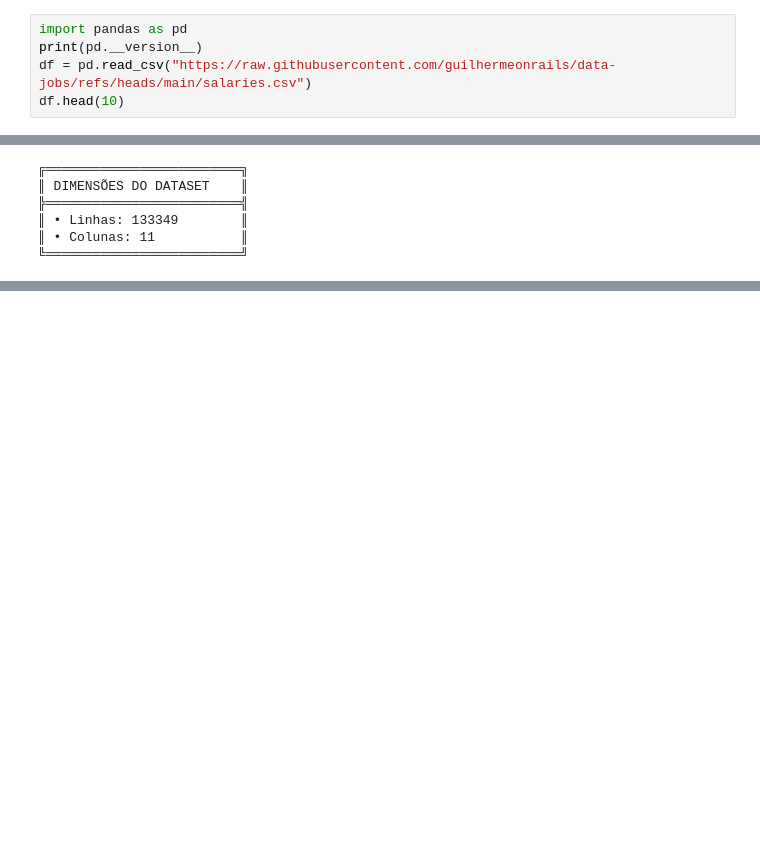
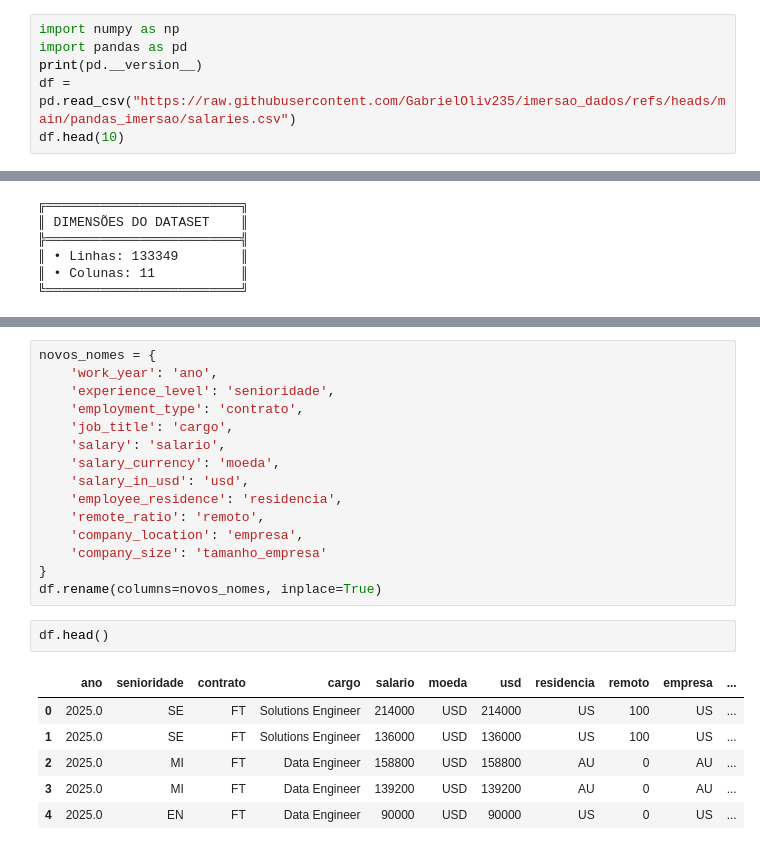
Before and after one commit to GabrielOliv235/imersao_dados, a Jupyter notebook: pandas_imersao/pandas_imersao.ipynb, the cells around one changed output, grey strips where cells are left out. Cells and saved outputs as stored; diff of their text form; blank space fills up the shorter version.

```diff
--- a/pandas_imersao/pandas_imersao.ipynb
+++ b/pandas_imersao/pandas_imersao.ipynb
@@ -1,7 +1,8 @@
 # %%
+import numpy as np
 import pandas as pd
 print(pd.__version__)
-df = pd.read_csv("https://raw.githubusercontent.com/guilhermeonrails/data-jobs/refs/heads/main/salaries.csv")
+df = pd.read_csv("https://raw.githubusercontent.com/GabrielOliv235/imersao_dados/refs/heads/main/pandas_imersao/salaries.csv")
 df.head(10)
 # %% [output]
 3.0.0
@@ -65,0 +74,24 @@ print(f'╔{"═"*25}╗\n║ DIMENSÕES DO DATASET    ║\n╠{"═"*25}╣\n
+# %%
+novos_nomes = {
+    'work_year': 'ano',
+    'experience_level': 'senioridade',
+    'employment_type': 'contrato',
+    'job_title': 'cargo',
+    'salary': 'salario',
+    'salary_currency': 'moeda',
+    'salary_in_usd': 'usd',
+    'employee_residence': 'residencia',
+    'remote_ratio': 'remoto',
+    'company_location': 'empresa',
+    'company_size': 'tamanho_empresa'
+}
+df.rename(columns=novos_nomes, inplace=True)
+# %%
+df.head()
+# %% [output]
+|  | ano | senioridade | contrato | cargo | salario | moeda | usd | residencia | remoto | empresa | ... |
+| 0 | 2025.0 | SE | FT | Solutions Engineer | 214000 | USD | 214000 | US | 100 | US | ... |
+| 1 | 2025.0 | SE | FT | Solutions Engineer | 136000 | USD | 136000 | US | 100 | US | ... |
+| 2 | 2025.0 | MI | FT | Data Engineer | 158800 | USD | 158800 | AU | 0 | AU | ... |
+| 3 | 2025.0 | MI | FT | Data Engineer | 139200 | USD | 139200 | AU | 0 | AU | ... |
+| 4 | 2025.0 | EN | FT | Data Engineer | 90000 | USD | 90000 | US | 0 | US | ... |
```
Also changed, not shown: parts of 19 cells of this notebook, 2 other files.
